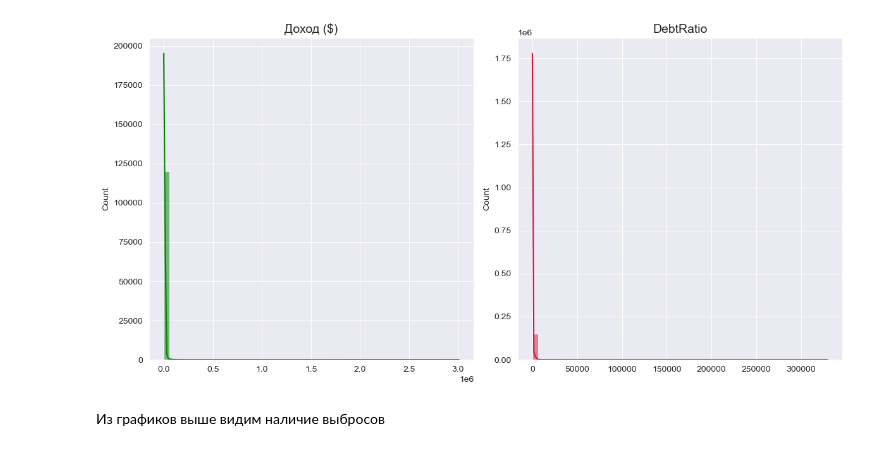
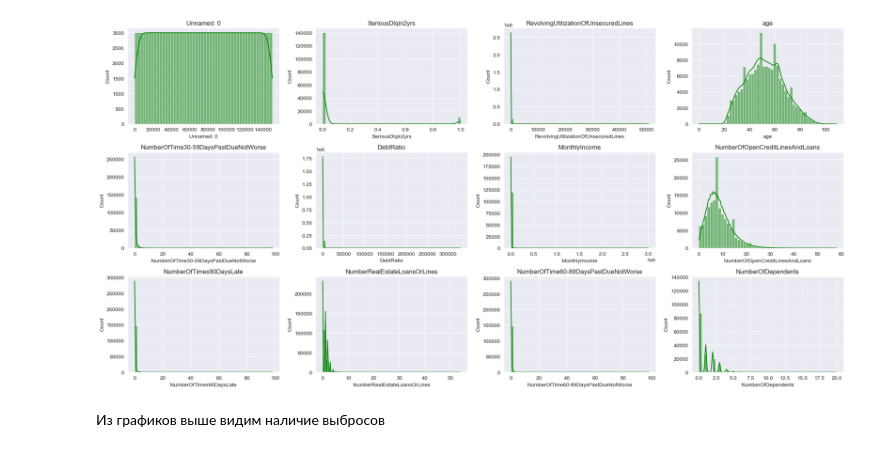
Before and after one commit to st107958/credit_scoring, a Jupyter notebook: credit_csoring.ipynb, the cells around one changed output. Saved outputs shown, nothing was run; the diff lists cells and outputs as text; code cells hidden in the pictures.

```diff
--- a/credit_csoring.ipynb
+++ b/credit_csoring.ipynb
@@ -24,3 +28,23 @@ from xgboost import XGBClassifier
+# %%
+def draw_roc_curve(fpr, tpr, auc):
+    plt.figure(figsize=(8, 6))
+    plt.plot(fpr, tpr, label=f'AUC = {auc:.4f}')
+    plt.plot([0, 1], [0, 1], linestyle='--', color='grey')
+    plt.xlabel('False Positive Rate (FPR)')
+    plt.ylabel('True Positive Rate (TPR)')
+    plt.title('ROC-кривая')
+    plt.legend()
+    plt.savefig('roc_curve.png', dpi=600)
+    plt.show()
+
+def draw_histograms(data, rows, cols):
+    plt.figure(figsize=(20, 10))
+    for i, value in enumerate(data.columns):
+        plt.subplot(rows,cols,i+1)
+        sns.histplot(data_train[value].dropna(), bins=50, color='green', kde=True)
+        plt.title(value)
+    plt.tight_layout()
+    plt.show()
 # %%
 data_train = pd.read_csv('cs-training.csv')
 data_test = pd.read_csv('cs-test.csv')
@@ -40,21 +55,6 @@ plt.show()
-# %%
-plt.figure(figsize=(12, 6))
-
-# Доход (MonthlyIncome)
-plt.subplot(1, 2, 1)
-sns.histplot(data_train['MonthlyIncome'].dropna(), bins=50, color='green', kde=True)
-plt.title('Доход ($)', fontsize=14)
-plt.xlabel('')
-
-# Долг (DebtRatio)
-plt.subplot(1, 2, 2)
-sns.histplot(data_train['DebtRatio'], bins=50, color='crimson', kde=True)
-plt.title('DebtRatio', fontsize=14)
-plt.xlabel('')
-
-plt.tight_layout()
-plt.show()
-# %% [output]
-[figure, removed]
+# %%
+draw_histograms(data_train, 3, 4)
+# %% [output]
+[figure, added]
 # %% [markdown]
 Из графиков выше видим наличие выбросов
```
Also changed, not shown: parts of 32 cells of this notebook, 1 other file.
